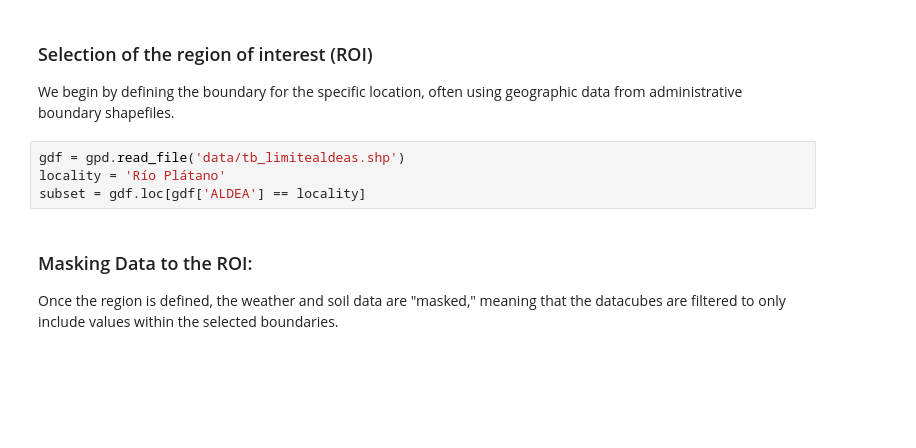
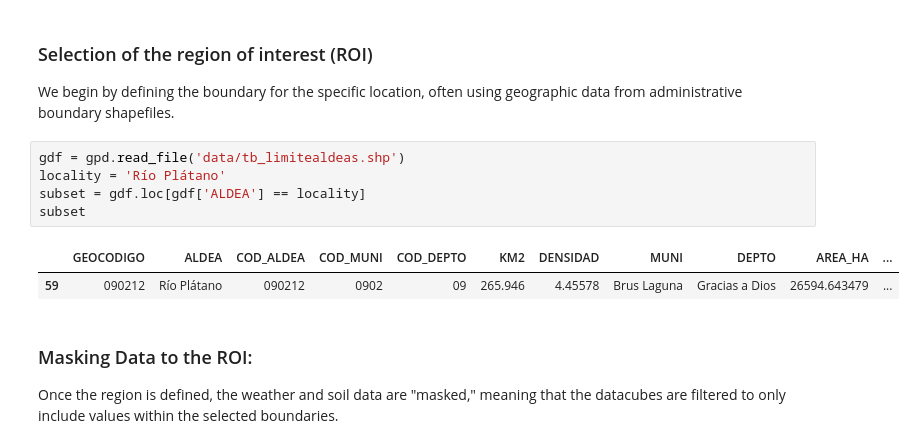
Before and after one commit to anaguilarar/WeatherSoilDataProcessor, a Jupyter notebook: transform_datacube_to_dssat_files.ipynb, the cells around one changed output. Cells and saved outputs as stored; diff of their text form; blank space fills up the shorter version.

```diff
--- a/transform_datacube_to_dssat_files.ipynb
+++ b/transform_datacube_to_dssat_files.ipynb
@@ -86,7 +125,11 @@ We begin by defining the boundary for the specific location, often using geograp
 # %%
 gdf = gpd.read_file('data/tb_limitealdeas.shp')
 locality = 'Río Plátano'
 subset = gdf.loc[gdf['ALDEA'] == locality]
+subset
+# %% [output]
+|  | GEOCODIGO | ALDEA | COD_ALDEA | COD_MUNI | COD_DEPTO | KM2 | DENSIDAD | MUNI | DEPTO | AREA_HA | ... |
+| 59 | 090212 | Río Plátano | 090212 | 0902 | 09 | 265.946 | 4.45578 | Brus Laguna | Gracias a Dios | 26594.643479 | ... |
 # %% [markdown]
 ### Masking Data to the ROI:
 Once the region is defined, the weather and soil data are "masked," meaning that the datacubes are filtered to only include values within the selected boundaries.
```
Also changed, not shown: parts of 17 cells of this notebook.
